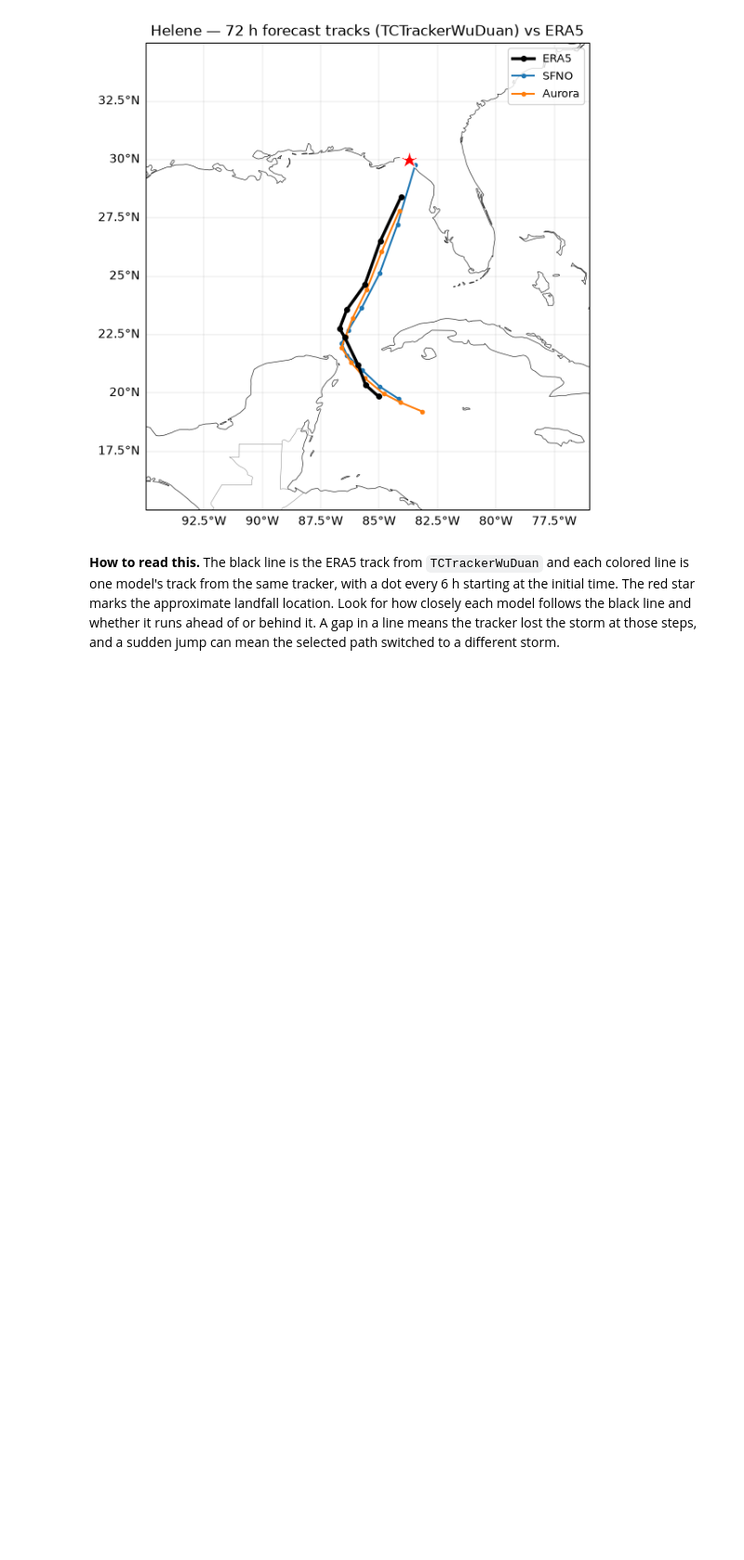
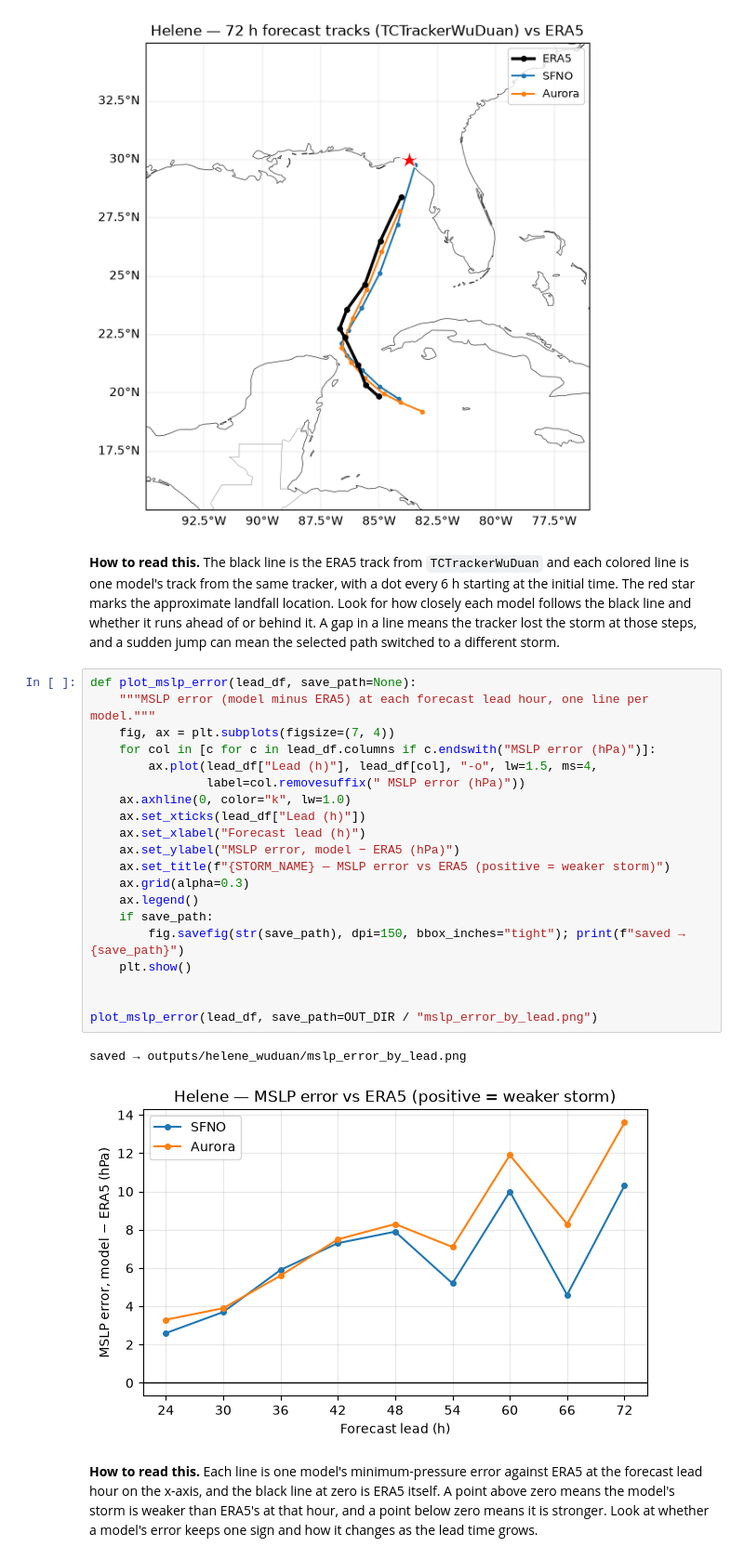
Before and after one commit to ChristianByars/Hurricane-Forecasts, a Jupyter notebook: helene_forecast_comparison_wuduan.ipynb, the cells around one changed output. Shown at 93% size. Drawn from its saved outputs; the diff is of its cells as text; blank space fills up the shorter version.

```diff
--- a/helene_forecast_comparison_wuduan.ipynb
+++ b/helene_forecast_comparison_wuduan.ipynb
@@ -352,6 +387,31 @@ saved → outputs/helene_wuduan/track_map_72h.png
 [figure]
 # %% [markdown]
 **How to read this.** The black line is the ERA5 track from `TCTrackerWuDuan` and each colored line is one model's track from the same tracker, with a dot every 6 h starting at the initial time. The red star marks the approximate landfall location. Look for how closely each model follows the black line and whether it runs ahead of or behind it. A gap in a line means the tracker lost the storm at those steps, and a sudden jump can mean the selected path switched to a different storm.
+# %%
+def plot_mslp_error(lead_df, save_path=None):
+    """MSLP error (model minus ERA5) at each forecast lead hour, one line per model."""
+    fig, ax = plt.subplots(figsize=(7, 4))
+    for col in [c for c in lead_df.columns if c.endswith("MSLP error (hPa)")]:
+        ax.plot(lead_df["Lead (h)"], lead_df[col], "-o", lw=1.5, ms=4,
+                label=col.removesuffix(" MSLP error (hPa)"))
+    ax.axhline(0, color="k", lw=1.0)
+    ax.set_xticks(lead_df["Lead (h)"])
+    ax.set_xlabel("Forecast lead (h)")
+    ax.set_ylabel("MSLP error, model − ERA5 (hPa)")
+    ax.set_title(f"{STORM_NAME} — MSLP error vs ERA5 (positive = weaker storm)")
+    ax.grid(alpha=0.3)
+    ax.legend()
+    if save_path:
+        fig.savefig(str(save_path), dpi=150, bbox_inches="tight"); print(f"saved → {save_path}")
+    plt.show()
+
+
+plot_mslp_error(lead_df, save_path=OUT_DIR / "mslp_error_by_lead.png")
+# %% [output]
+saved → outputs/helene_wuduan/mslp_error_by_lead.png
+[figure, added]
+# %% [markdown]
+**How to read this.** Each line is one model's minimum-pressure error against ERA5 at the forecast lead hour on the x-axis, and the black line at zero is ERA5 itself. A point above zero means the model's storm is weaker than ERA5's at that hour, and a point below zero means it is stronger. Look at whether a model's error keeps one sign and how it changes as the lead time grows.
 # %% [markdown]
 ## 9 · Summary
 
```
Also changed, not shown: parts of 9 cells of this notebook, 2 other files.
